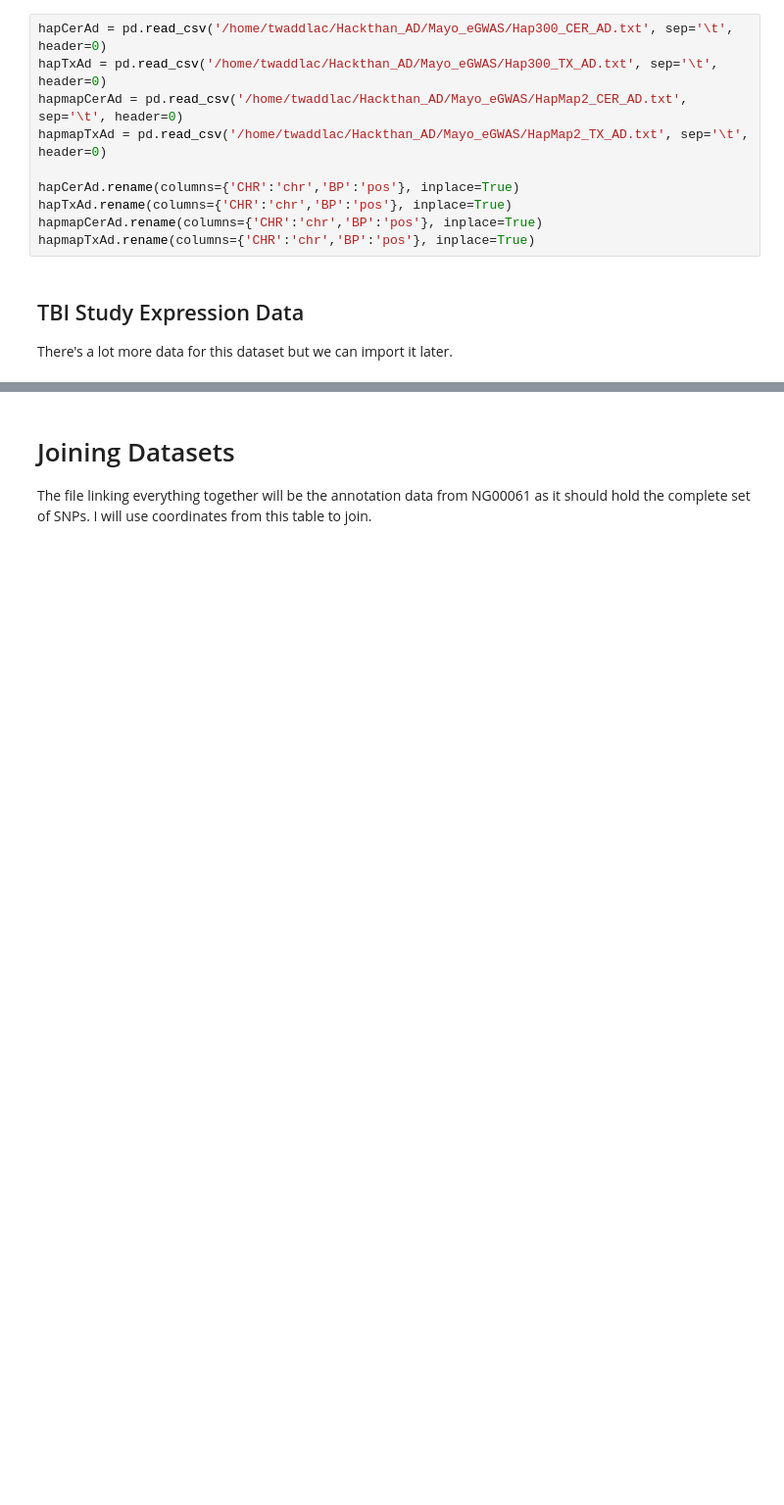
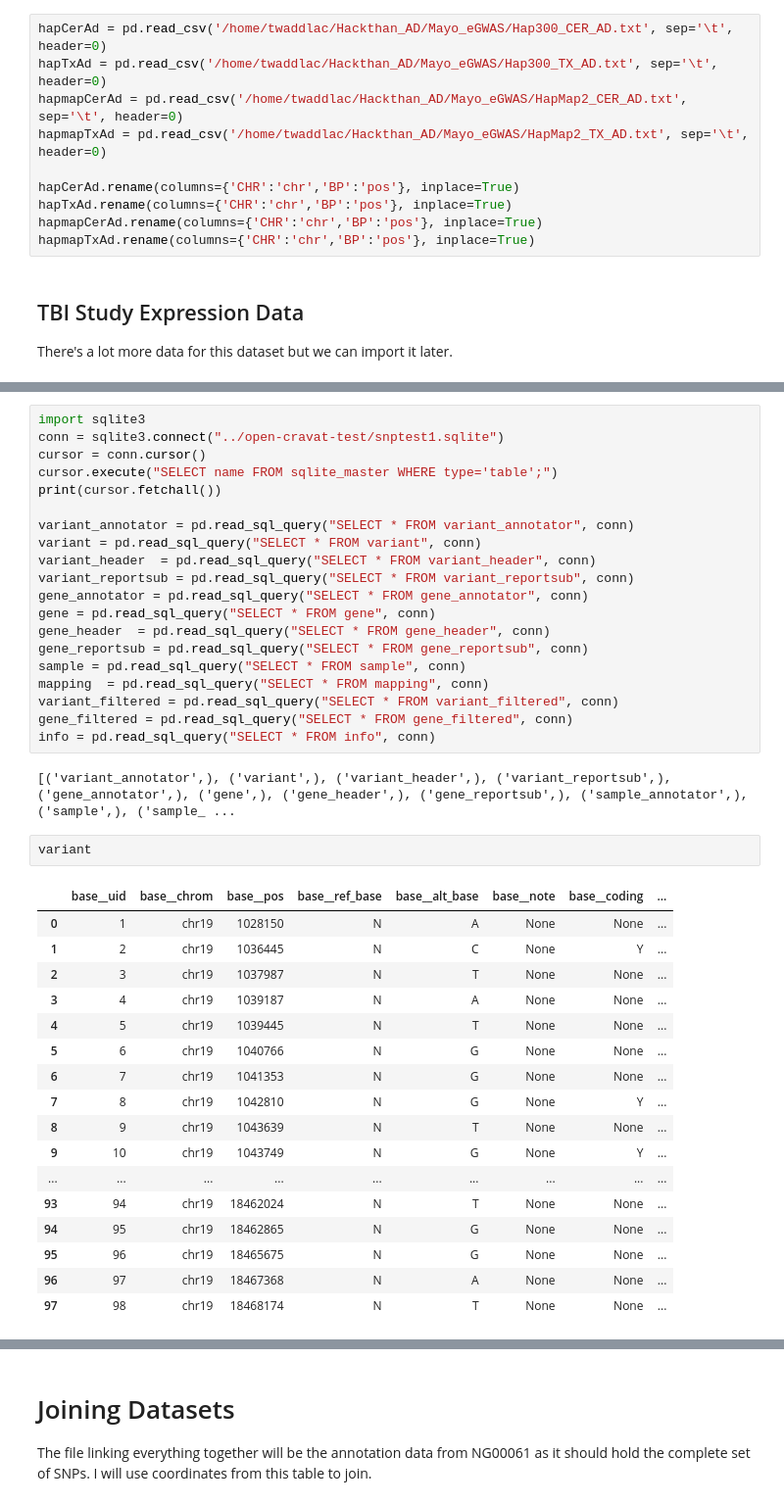
Before and after one commit to NCBI-Hackathons/HaploFHIR, a Jupyter notebook: niagads.ipynb, the cells around one changed output, grey strips where cells are left out. Shown at 98% size. Saved outputs shown, nothing was run; the diff lists cells and outputs as text; blank space fills up the shorter version.

```diff
--- a/niagads.ipynb
+++ b/niagads.ipynb
@@ -71,0 +113,42 @@ ge = pd.read_csv('/home/twaddlac/Hackthan_AD/TBI_study/gene_expression_matrix_20
+# %%
+import sqlite3
+conn = sqlite3.connect("../open-cravat-test/snptest1.sqlite")
+cursor = conn.cursor()
+cursor.execute("SELECT name FROM sqlite_master WHERE type='table';")
+print(cursor.fetchall())
+
+variant_annotator = pd.read_sql_query("SELECT * FROM variant_annotator", conn)
+variant = pd.read_sql_query("SELECT * FROM variant", conn)
+variant_header  = pd.read_sql_query("SELECT * FROM variant_header", conn)
+variant_reportsub = pd.read_sql_query("SELECT * FROM variant_reportsub", conn)
+gene_annotator = pd.read_sql_query("SELECT * FROM gene_annotator", conn)
+gene = pd.read_sql_query("SELECT * FROM gene", conn)
+gene_header  = pd.read_sql_query("SELECT * FROM gene_header", conn)
+gene_reportsub = pd.read_sql_query("SELECT * FROM gene_reportsub", conn)
+sample = pd.read_sql_query("SELECT * FROM sample", conn)
+mapping  = pd.read_sql_query("SELECT * FROM mapping", conn)
+variant_filtered = pd.read_sql_query("SELECT * FROM variant_filtered", conn)
+gene_filtered = pd.read_sql_query("SELECT * FROM gene_filtered", conn)
+info = pd.read_sql_query("SELECT * FROM info", conn)
+# %% [output]
+[('variant_annotator',), ('variant',), ('variant_header',), ('variant_reportsub',), ('gene_annotator',), ('gene',), ('gene_header',), ('gene_reportsub',), ('sample_annotator',), ('sample',), ('sample_ ...
+# %%
+variant
+# %% [output]
+|  | base__uid | base__chrom | base__pos | base__ref_base | base__alt_base | base__note | base__coding | ... |
+| 0 | 1 | chr19 | 1028150 | N | A | None | None | ... |
+| 1 | 2 | chr19 | 1036445 | N | C | None | Y | ... |
+| 2 | 3 | chr19 | 1037987 | N | T | None | None | ... |
+| 3 | 4 | chr19 | 1039187 | N | A | None | None | ... |
+| 4 | 5 | chr19 | 1039445 | N | T | None | None | ... |
+| 5 | 6 | chr19 | 1040766 | N | G | None | None | ... |
+| 6 | 7 | chr19 | 1041353 | N | G | None | None | ... |
+| 7 | 8 | chr19 | 1042810 | N | G | None | Y | ... |
+| 8 | 9 | chr19 | 1043639 | N | T | None | None | ... |
+| 9 | 10 | chr19 | 1043749 | N | G | None | Y | ... |
+| ... | ... | ... | ... | ... | ... | ... | ... | ... |
+| 93 | 94 | chr19 | 18462024 | N | T | None | None | ... |
+| 94 | 95 | chr19 | 18462865 | N | G | None | None | ... |
+| 95 | 96 | chr19 | 18465675 | N | G | None | None | ... |
+| 96 | 97 | chr19 | 18467368 | N | A | None | None | ... |
+| 97 | 98 | chr19 | 18468174 | N | T | None | None | ... |
```
Also changed, not shown: parts of 16 cells of this notebook, 4 other files.
